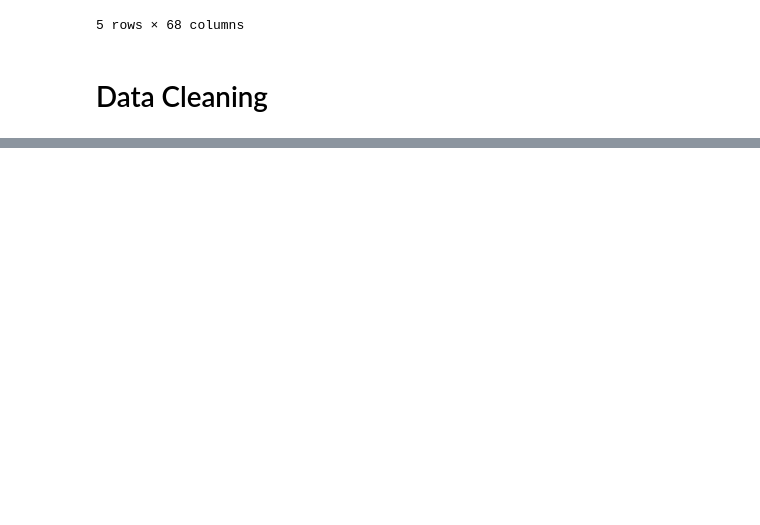
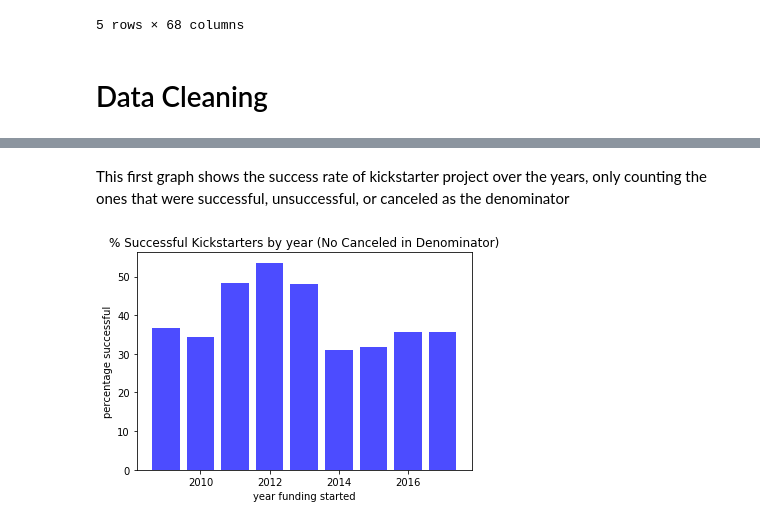
Before and after one commit to nbanks2/FuelEngine, a Jupyter notebook: Kickstarter (1).ipynb, the cells around one changed output, grey strips where cells are left out. Drawn from its saved outputs; the diff is of its cells as text; code cells hidden in the pictures; blank space fills up the shorter version.

```diff
--- a/Kickstarter (1).ipynb
+++ b/Kickstarter (1).ipynb
@@ -79,0 +122,23 @@ df
+# %% [markdown]
+This first graph shows the success rate of kickstarter project over the years, only counting the ones that were successful, unsuccessful, or canceled as the denominator
+# %%
+def success_rate_getter_no_canceled(df, years):
+    success_rate_by_yr = []
+    for year in years:
+        success = grab_year(df,year)
+        failure = grab_year(df,year)
+        success = grab_state(success, 'successful')
+        failure = grab_state(failure, 'failed')
+        year_ratio = 100*len(success)/(len(success)+len(failure))
+        success_rate_by_yr.append(year_ratio)
+    return success_rate_by_yr
+
+x = grab_years(df)
+y = success_rate_getter_no_canceled(df,x)
+plt.bar(x, y, color='blue', alpha=0.7,)
+plt.title('% Successful Kickstarters by year (No Canceled in Denominator)')
+plt.xlabel('year funding started')
+plt.ylabel('percentage successful')
+plt.show()
+# %% [output]
+[figure, added]
```
Also changed, not shown: parts of 16 cells of this notebook.
